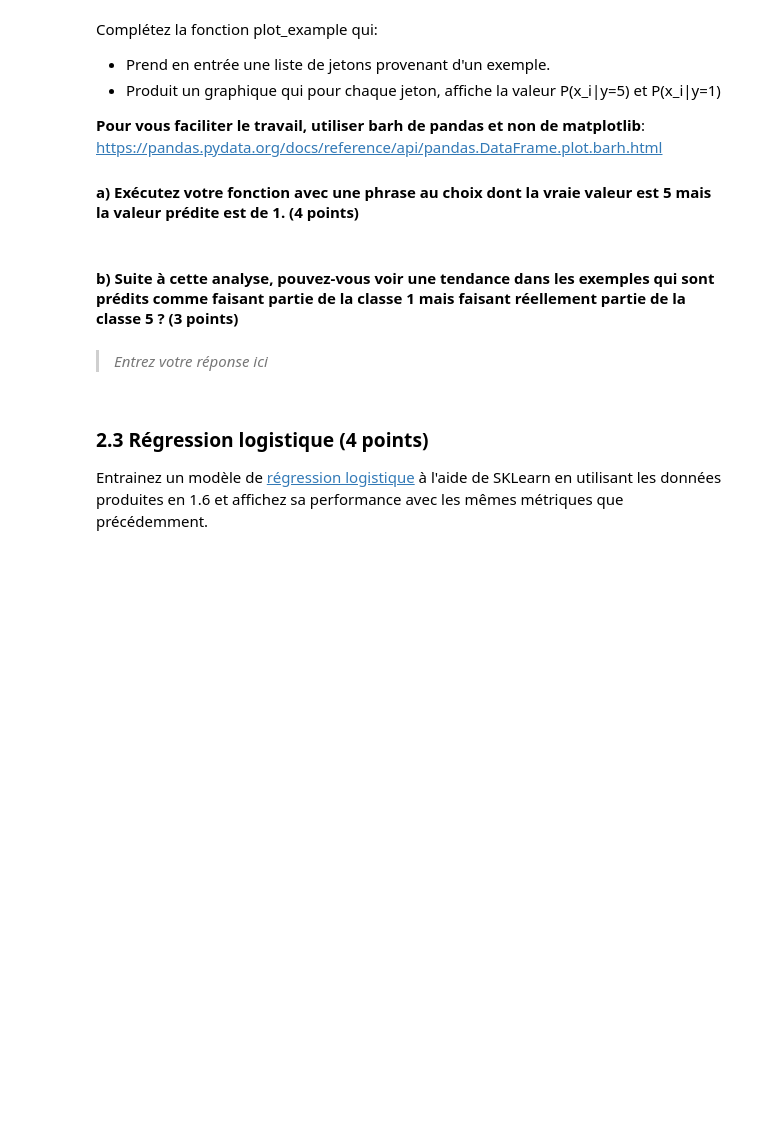
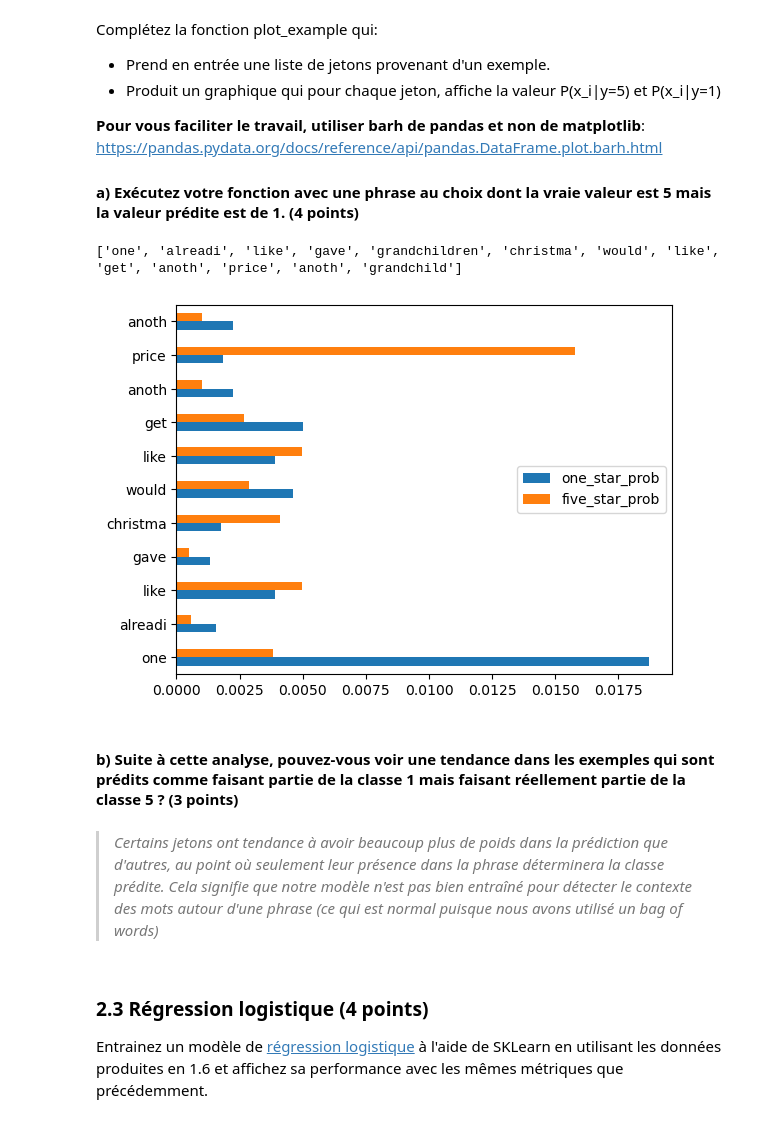
Before and after one commit to marcomudenge/NLP_1_Tokenizing_and_Classifying_Reviews, a Jupyter notebook: inf8460_A23_TP1_Andy.ipynb, the cells around one changed output. Cells and saved outputs as stored; diff of their text form; code cells hidden in the pictures; blank space fills up the shorter version.

```diff
--- a/inf8460_A23_TP1_Andy.ipynb
+++ b/inf8460_A23_TP1_Andy.ipynb
@@ -472,3 +530,11 @@ Que pouvez-vous remanquer à propos des jetons affichés dans le graphique?
 Trouvez toutes les phrases dont la vraie valeur est 5 mais la valeur prédite est de 1.
 
 Affichez ces exemples d'une manière lisible.
+# %%
+temp_df = pd.DataFrame({'text': X_test, 'true_rating': y_test, 'predicted_rating': nb_predictions})
+sentence_indices = temp_df["text"][(temp_df["true_rating"] == 5) & (temp_df["predicted_rating"] == 1)].index
+
+print("Sentences that were rated 5 stars but were predicted as 1 star: \n")
+for i in sentence_indices:
+    print(data["text_original"][i])
+    print("\n")
@@ -486,11 +570,32 @@ Complétez la fonction plot_example qui:
 #### a) Exécutez votre fonction avec une phrase au choix dont la vraie valeur est 5 mais la valeur prédite est de 1. (4 points)
 # %%
 def plot_example(tokens):
-    pass
+    one_star_prob = np.exp(nbModel.feature_log_prob_[0])
+    five_stars_prob = np.exp(nbModel.feature_log_prob_[2])
+    features = vectorizer.get_feature_names_out()
+    # create a map to get the index of a token
+    tokensMap = {}
+    index, one, five = [], [], []
+    for i in range(len(features)):
+        tokensMap[features[i]] = i
+    for token in tokens:
+        if token in tokensMap:
+            index.append(token)
+            one.append(one_star_prob[tokensMap[token]])
+            five.append(five_stars_prob[tokensMap[token]])
+    chart_df = pd.DataFrame({'one_star_prob': one, 'five_star_prob': five}, index=index)
+    ax = chart_df.plot.barh()
+# %%
+tokens = data["text"][sentence_indices[0]]
+print(tokens)
+plot_example(data["text"][sentence_indices[0]])
+# %% [output]
+['one', 'alreadi', 'like', 'gave', 'grandchildren', 'christma', 'would', 'like', 'get', 'anoth', 'price', 'anoth', 'grandchild']
+[figure, added]
 # %% [markdown]
 #### b) Suite à cette analyse, pouvez-vous voir une tendance dans les exemples qui sont prédits comme faisant partie de la classe 1 mais faisant réellement partie de la classe 5 ?  (3 points)
 # %% [markdown]
-> *Entrez votre réponse ici*
+> *Certains jetons ont tendance à avoir beaucoup plus de poids dans la prédiction que d'autres, au point où seulement leur présence dans la phrase déterminera la classe prédite. Cela signifie que notre modèle n'est pas bien entraîné pour détecter le contexte des mots autour d'une phrase (ce qui est normal puisque nous avons utilisé un bag of words)*
 # %% [markdown]
 <a name='2.3'></a>
 ### 2.3 Régression logistique (4 points)
```
Also changed, not shown: parts of 15 cells of this notebook.
